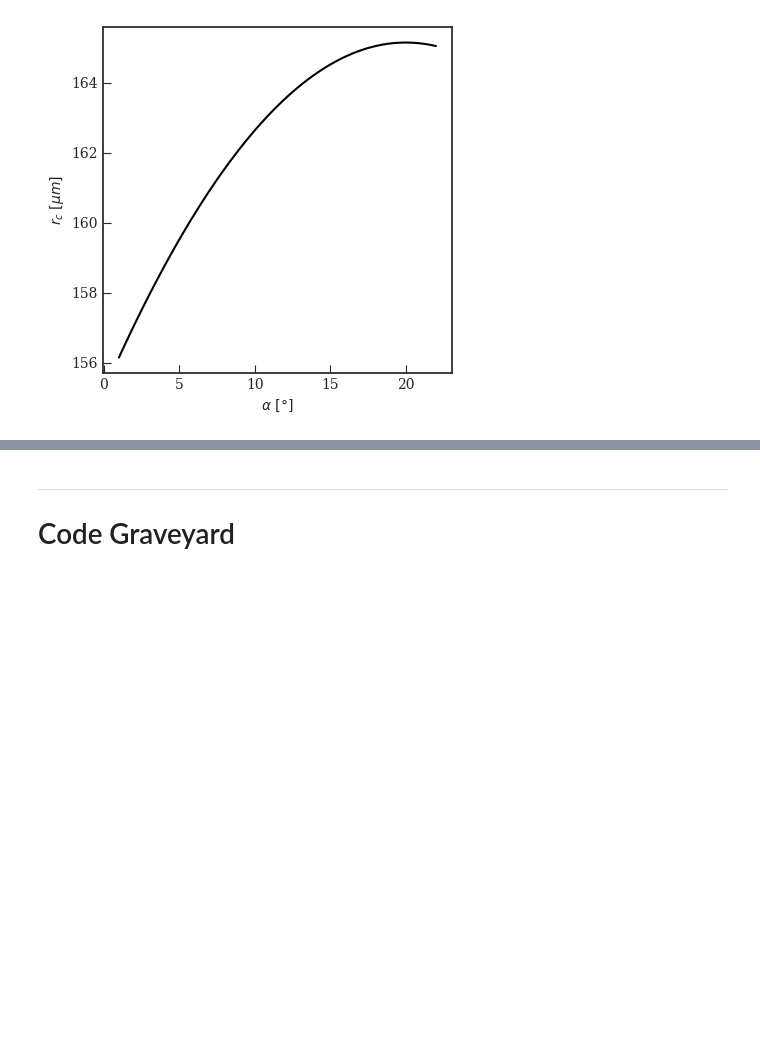
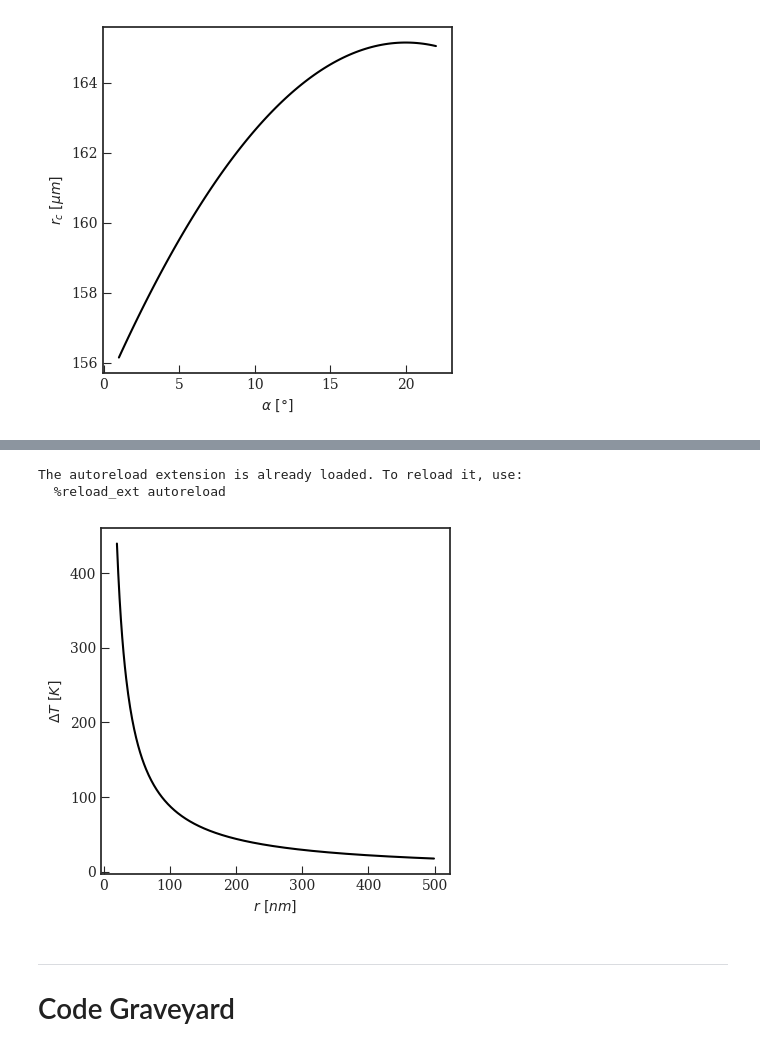
Before and after one commit to martinholub/sicm, a Jupyter notebook: notebooks/model.ipynb, the cells around one changed output, grey strips where cells are left out. Saved outputs shown, nothing was run; the diff lists cells and outputs as text; code cells hidden in the pictures; blank space fills up the shorter version.

Commit message:
WIP:Adjusting slices plot

```diff
--- a/notebooks/model.ipynb
+++ b/notebooks/model.ipynb
@@ -281,0 +285,12 @@ ca.plot(alpha_span, rc_span*1e6, r"$\alpha\ [\degree]$", r"$r_c\ [\mu m]$",)
+# %%
+import sys
+sys.path.append("..")
+from sicm.plots import plot_generic
+
+import numpy as np
+
+%load_ext autoreload
+%autoreload 2
+# %% [output]
+The autoreload extension is already loaded. To reload it, use:
+  %reload_ext autoreload
@@ -282,3 +344,16 @@ ca.plot(alpha_span, rc_span*1e6, r"$\alpha\ [\degree]$", r"$r_c\ [\mu m]$",)
+# %%
+P = 2.3 # power in watts
+transmitance = 0.85 # transmitace at given wavelength
+d = 0.575 # laser spot diameter in mm
+sigma = 8.8e-6 # absorption cross section in cm2
+kappa = 0.6 # thermal conductivity of medium
+r = np.arange(20, 500, 1) # distance in nm
+
+I = calculate_power_density(P * transmitance, d)
+T_delta = calculate_temperature_increase(I, sigma, kappa, r)
+plot_temperature(r, T_delta)
+# %% [output]
+[figure, added]
 # %% [markdown]
 -------------
 # Code Graveyard
```
Also changed, not shown: parts of 2 cells of this notebook, 2 other files.
